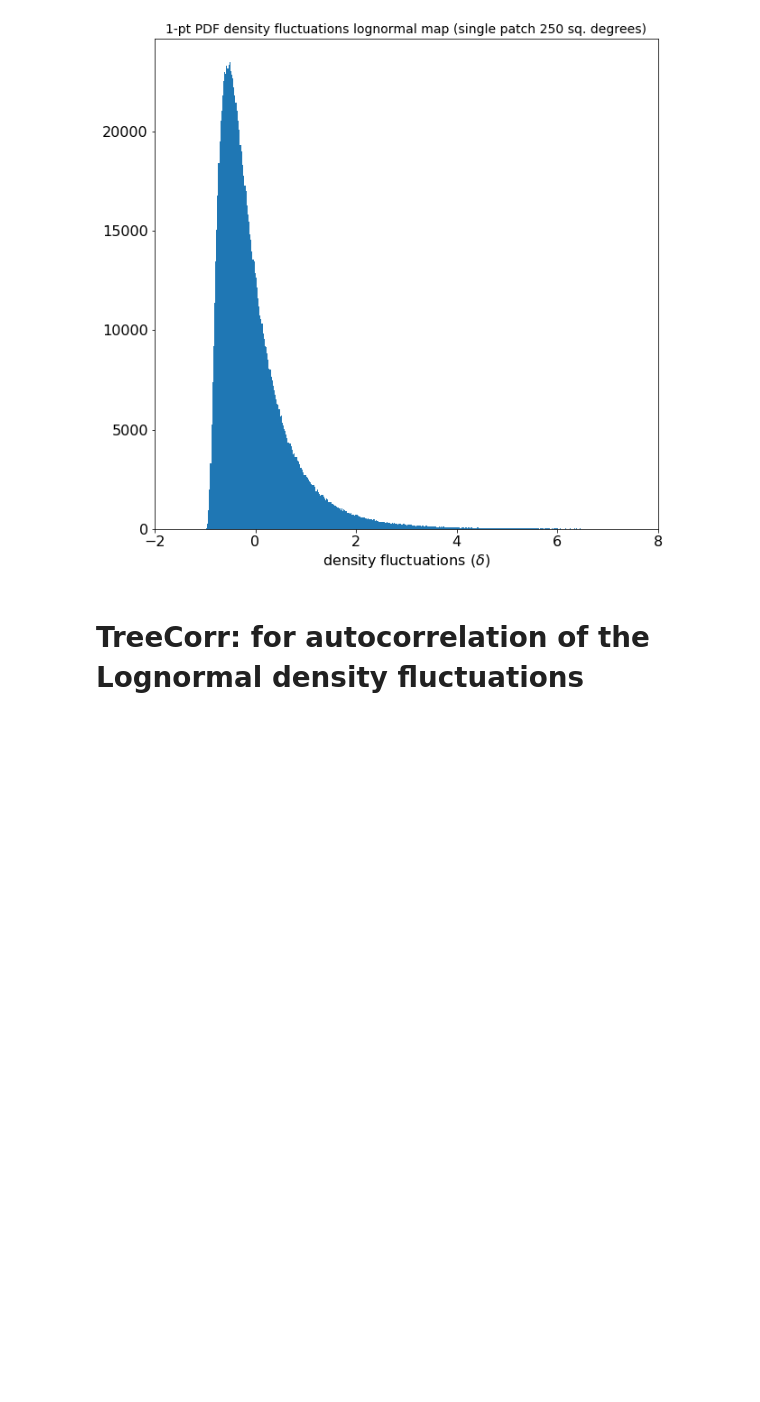
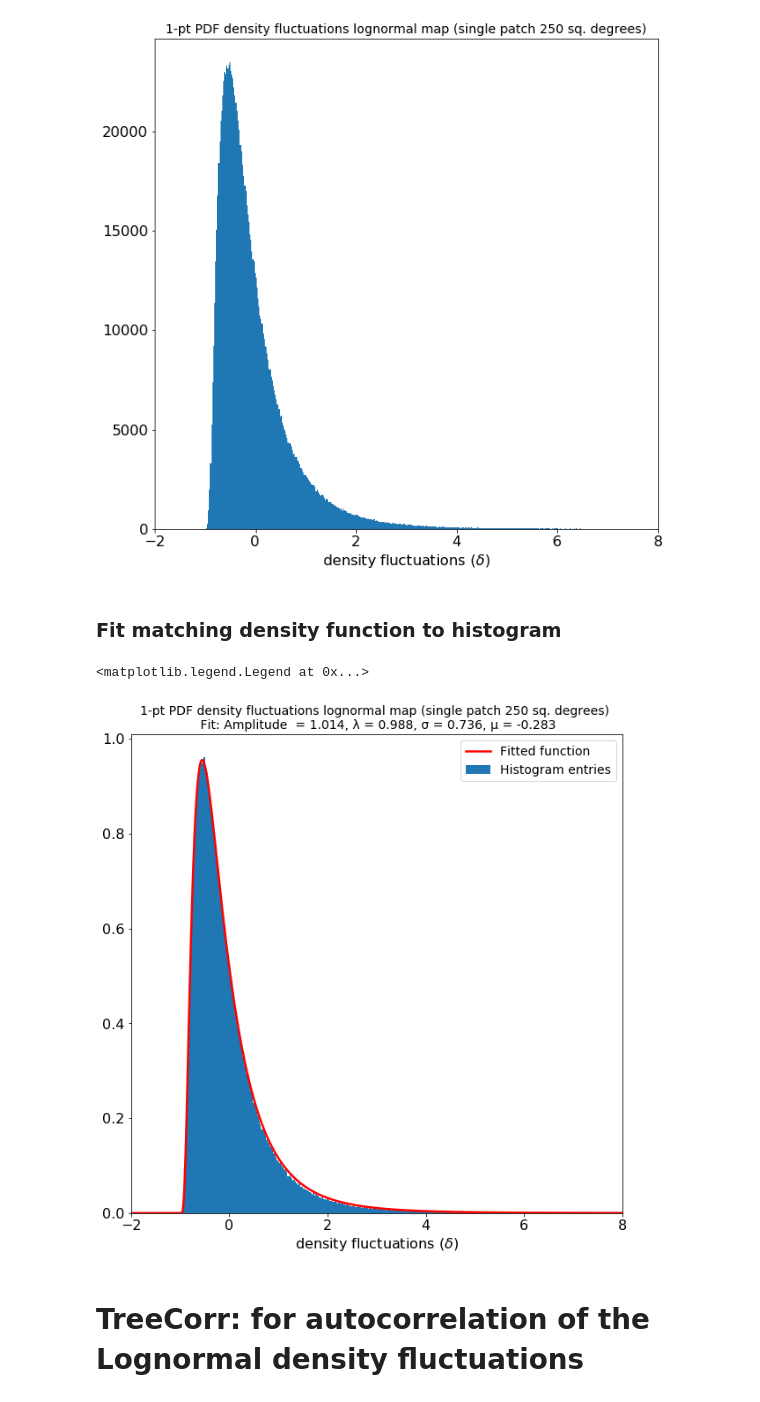
Before and after one commit to anikhalder/Integrated_Bispectrum, a Jupyter notebook: power_spectrum_lognormal/power_spectrum_lognormal_single_patch.ipynb, the cells around one changed output. Drawn from its saved outputs; the diff is of its cells as text; code cells hidden in the pictures; blank space fills up the shorter version.

```diff
--- a/power_spectrum_lognormal/power_spectrum_lognormal_single_patch.ipynb
+++ b/power_spectrum_lognormal/power_spectrum_lognormal_single_patch.ipynb
@@ -129,8 +131,10 @@ density_fluctuations_table.write("./simulations_output/single_patch/density_fluc
 
 # 1-pt PDF of density fluctuations within patch
 
+no_of_bins = 1000
+
 plt.figure(figsize=(10,10))
-plt.hist(density_field_lognormal_disc, bins=1000)
+plt.hist(density_field_lognormal_disc, bins=no_of_bins)
 plt.xlabel('density fluctuations ($δ$)', fontsize=16)
 plt.tick_params(labelsize=16)
 plt.xlim(-2,8)
@@ -138,6 +142,38 @@ plt.title('1-pt PDF density fluctuations lognormal map (single patch '+str(sq_de
 plt.savefig("./simulations_output/plot_output/1_pt_PDF_single_patch/density_fluctuations_lognormal_1_pt_PDF_single_patch.pdf")
 # %% [output]
 [figure]
+# %% [markdown]
+### Fit matching density function to histogram
+# %%
+def lognormal_pdf(z, A, log_shift, sigma):
+    return np.piecewise(z, [z > -log_shift, z <= -log_shift],
+                        [ lambda z: A*1/(np.sqrt(2*np.pi)*(z+log_shift)*sigma) *
+                         np.exp(-(np.log(z/log_shift + 1) + sigma**2/2)**2/(2*sigma**2)), 0])
+
+bin_values, bin_edges = np.histogram(density_field_lognormal_disc, bins=no_of_bins, density=True)
+bin_centers = np.array([0.5 * (bin_edges[i] + bin_edges[i+1]) for i in range(len(bin_edges)-1)])
+
+# Fit the function to the histogram data to get the optimized parameter values
+popt, pcov = curve_fit(lognormal_pdf, xdata = bin_centers, ydata = bin_values, p0=[1, 1, 1])
+
+# Generate enough x values to make the curves look smooth.
+x_space = np.linspace(-2, 8, 1000)
+
+# 1-pt PDF of density fluctuations within patch
+
+plt.figure(figsize=(10,10))
+plt.hist(density_field_lognormal_disc, bins=no_of_bins, density=True, label=r'Histogram entries')
+#plt.bar(bin_centers, bin_values, width=bin_edges[1] - bin_edges[0], label=r'Histogram entries')
+plt.plot(x_space, lognormal_pdf(x_space, *popt), color='r', linewidth=2.5, label=r'Fitted function')
+plt.xlabel('density fluctuations ($δ$)', fontsize=16)
+plt.tick_params(labelsize=16)
+plt.xlim(-2,8)
+plt.title('1-pt PDF density fluctuations lognormal map (single patch '+str(sq_degrees)+' sq. degrees) \n Fit: Amplitude  = {0:4.3f}, λ = {1:4.3f}, σ = {2:4.3f}, μ = {3:4.3f}'.format(popt[0], popt[1], popt[2], np.log(popt[1])-popt[2]**2/2), fontsize=14)
+plt.legend(loc='best', fontsize=14)
+#plt.savefig("./simulations_output/plot_output/1_pt_PDF_single_patch/density_fluctuations_lognormal_1_pt_PDF_single_patch.pdf")
+# %% [output]
+<matplotlib.legend.Legend at 0x...>
+[figure, added]
 # %% [markdown]
 # TreeCorr: for autocorrelation of the Lognormal density fluctuations
 # %%
```
Also changed, not shown: parts of 1 cell of this notebook, 16 other files.
